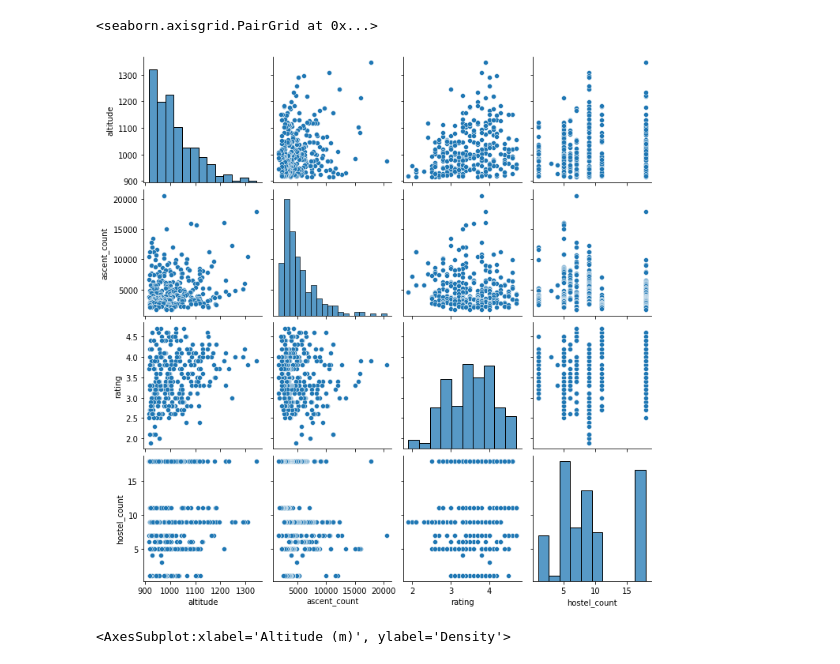
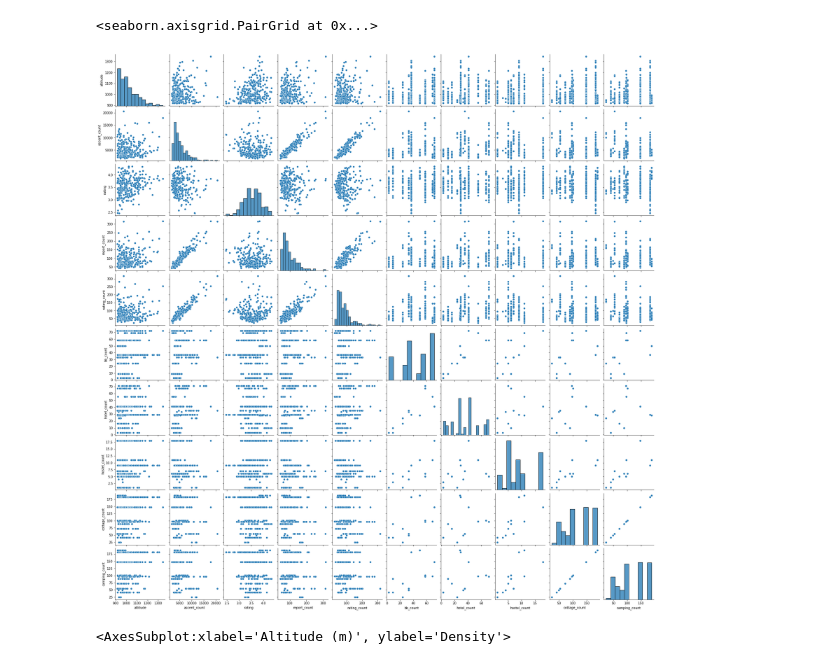
Before and after one commit to filipbalucha/FDS_final_project, a Jupyter notebook: data_analysis.ipynb, the cells around one changed output. Saved outputs shown, nothing was run; the diff lists cells and outputs as text; code cells hidden in the pictures.

```diff
--- a/data_analysis.ipynb
+++ b/data_analysis.ipynb
@@ -18,5 +8,5 @@ Requirement already satisfied: six in /Users/advaithsai/Library/Python/3.8/lib/p
 # %%
-df = pd.read_csv('datasets/clean_v1.csv')
+df = pd.read_csv('datasets/clean.csv')
 # %%
 df.head()
 # %% [output]
@@ -29,8 +20,8 @@ df.head()
 # %%
-sns.pairplot(df)
+sns.pairplot(df.iloc[:,0:12])
 # %% [output]
 <seaborn.axisgrid.PairGrid at 0x...>
-[figure, old version]
+[figure, new version]
 # %%
 sns.distplot(x=df['altitude'], axlabel='Altitude (m)')
 # %% [output]
```
Also changed, not shown: parts of 22 cells of this notebook.
